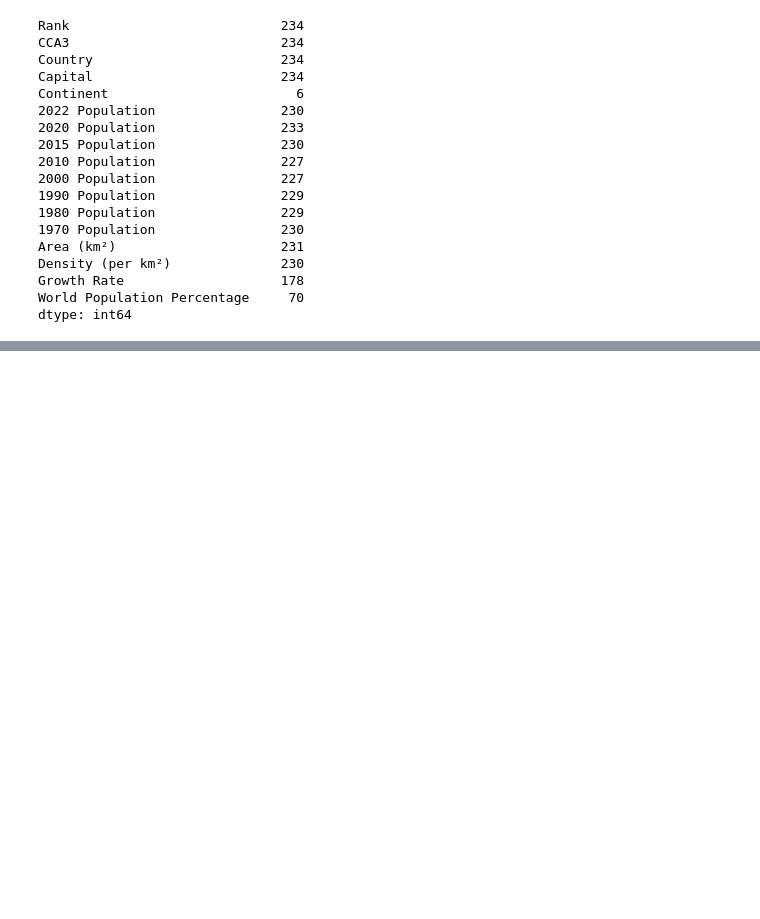
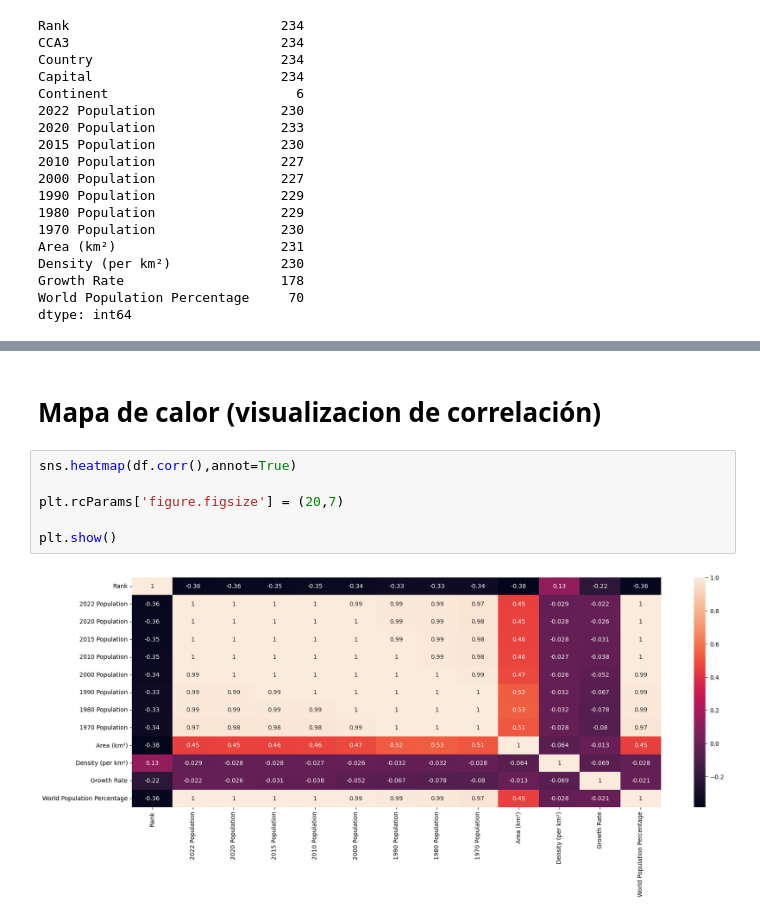
Before and after one commit to martinmalandra/pandas-by-alex-freberg, a Jupyter notebook: edaInPandas.ipynb, the cells around one changed output, grey strips where cells are left out. Drawn from its saved outputs; the diff is of its cells as text; blank space fills up the shorter version.

```diff
--- a/edaInPandas.ipynb
+++ b/edaInPandas.ipynb
@@ -109,0 +161,10 @@ dtype: int64
+# %% [markdown]
+# Mapa de calor (visualizacion de correlación)
+# %%
+sns.heatmap(df.corr(),annot=True)
+
+plt.rcParams['figure.figsize'] = (20,7)
+
+plt.show()
+# %% [output]
+[figure, added]
```
Also changed, not shown: parts of 24 cells of this notebook.
